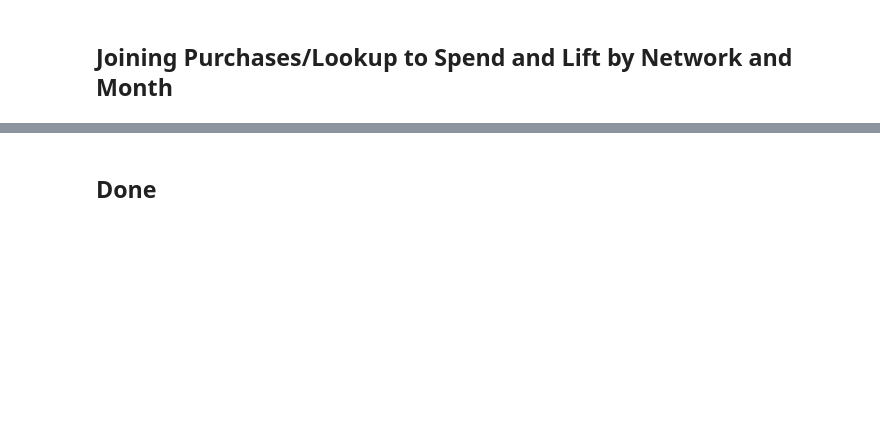
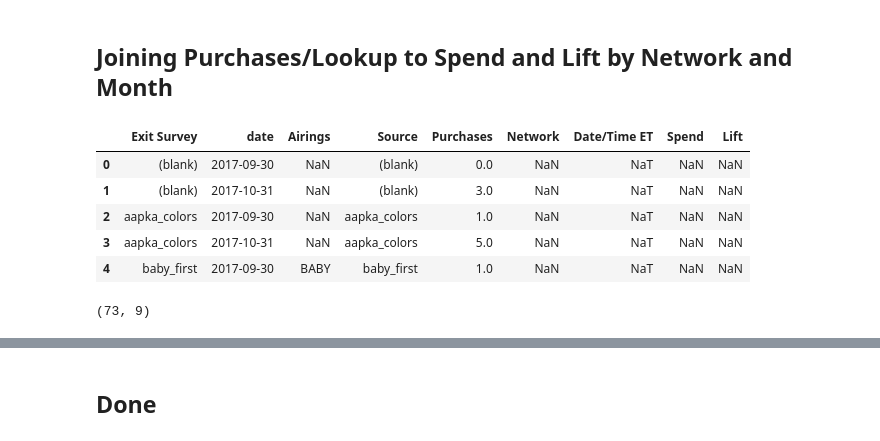
Before and after one commit to papir805/telepulse_ad_campaign_report, a Jupyter notebook: takehome_quiz_answers.ipynb, the cells around one changed output, grey strips where cells are left out. Cells and saved outputs as stored; diff of their text form; code cells hidden in the pictures; blank space fills up the shorter version.

```diff
--- a/takehome_quiz_answers.ipynb
+++ b/takehome_quiz_answers.ipynb
@@ -257,7 +257,12 @@ purchase_data_by_month
 # %%
+# Transpose so that the name of network becomes the rows and purchases per month become columns
 purchase_data_by_month = purchase_data_by_month.transpose()
+
+# Stack so that the index of each row corresponds to a network for a given month and row values are the number of purchases for that network in that month
 purchase_data_by_month = purchase_data_by_month.stack().to_frame()
+
+# Rename purchases column
 purchase_data_by_month.rename(columns={0:'Purchases'}, inplace=True)
+
+# Reset_index to set up for merging tables.  It will be easier to merge by column that by index in future steps
 purchase_data_by_month = purchase_data_by_month.reset_index()
-purchase_data_by_month['Source'] = purchase_data_by_month['Source'].str.lower()
-purchase_data_by_month
@@ -274,5 +281,0 @@ airings_data.info()
-# %%
-lookup_data = lookup_data.drop('Exit Survey.1', axis=1)
-# lookup_data = lookup_data.set_index('Exit Survey')
-# lookup_data = lookup_data.rename_axis('Source')
-lookup_data
@@ -311,8 +324,11 @@ airings_spend_lift_grouped.reset_index().head()
 # %% [markdown]
 ## Joining Purchases/Lookup to Spend and Lift by Network and Month
 # %%
-# month_and_network_grouped = purchase_grouped.reset_index().merge(right=airings_spend_lift_grouped.reset_index(), left_on=['Airings', 'date'], right_on=['Network', 'Date/Time ET'], how='left')
-# month_and_network_grouped
-
-new_tbl = by_month_tbl.reset_index().merge(right=airings_spend_lift_grouped.reset_index(), left_on=['Airings', 'date'], right_on=['Network', 'Date/Time ET'], how='left')
-new_tbl.head()
+purchases_spend_lift_by_network_and_month = purchases_by_month_with_lookup.reset_index().merge(right=spend_lift_by_network_month.reset_index(), left_on=['Airings', 'date'], right_on=['Network', 'Date/Time ET'], how='left')
+# %% [output]
+|  | Exit Survey | date | Airings | Source | Purchases | Network | Date/Time ET | Spend | Lift |
+| 0 | (blank) | 2017-09-30 | NaN | (blank) | 0.0 | NaN | NaT | NaN | NaN |
+| 1 | (blank) | 2017-10-31 | NaN | (blank) | 3.0 | NaN | NaT | NaN | NaN |
+| 2 | aapka_colors | 2017-09-30 | NaN | aapka_colors | 1.0 | NaN | NaT | NaN | NaN |
+| 3 | aapka_colors | 2017-10-31 | NaN | aapka_colors | 5.0 | NaN | NaT | NaN | NaN |
+| 4 | baby_first | 2017-09-30 | BABY | baby_first | 1.0 | NaN | NaT | NaN | NaN |
@@ -319,3 +337,5 @@ new_tbl.head()
 # %%
-new_tbl.shape
+# purchases_spend_lift_by_network_and_month.shape
+# %% [output]
+(73, 9)
 # %%
```
Also changed, not shown: parts of 56 cells of this notebook, 2 other files.
